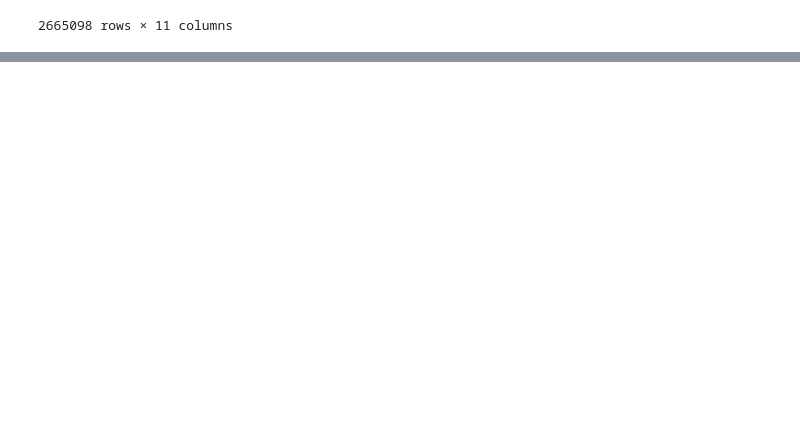
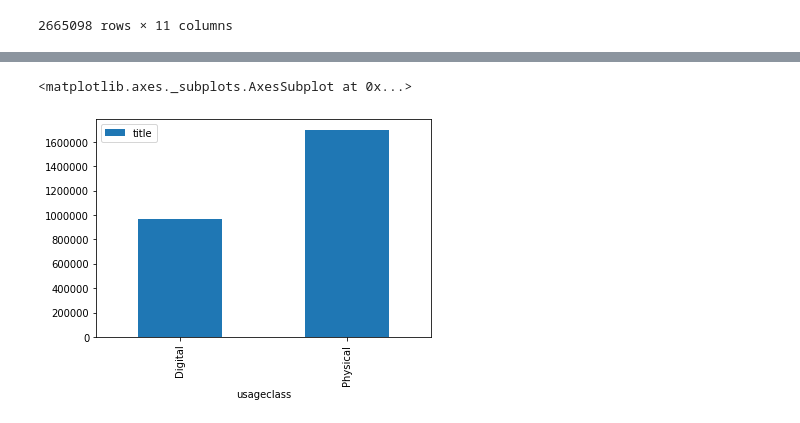
Before and after one commit to JenniferLiske/MALIS-19.3-WPMT.9.2, a Jupyter notebook: MALIS 19.3 T9.2 Frage 5.ipynb, the cells around one changed output, grey strips where cells are left out. Drawn from its saved outputs; the diff is of its cells as text; code cells hidden in the pictures; blank space fills up the shorter version.

```diff
--- a/MALIS 19.3 T9.2 Frage 5.ipynb
+++ b/MALIS 19.3 T9.2 Frage 5.ipynb
@@ -95,0 +104,6 @@ TypeError: f() missing 1 required positional argument: 'other'
+# %%
+# graphische Darstellung des Jahres 2018
+achtp.plot(kind = "bar")
+# %% [output]
+<matplotlib.axes._subplots.AxesSubplot at 0x...>
+[figure, added]
```
Also changed, not shown: parts of 17 cells of this notebook.
